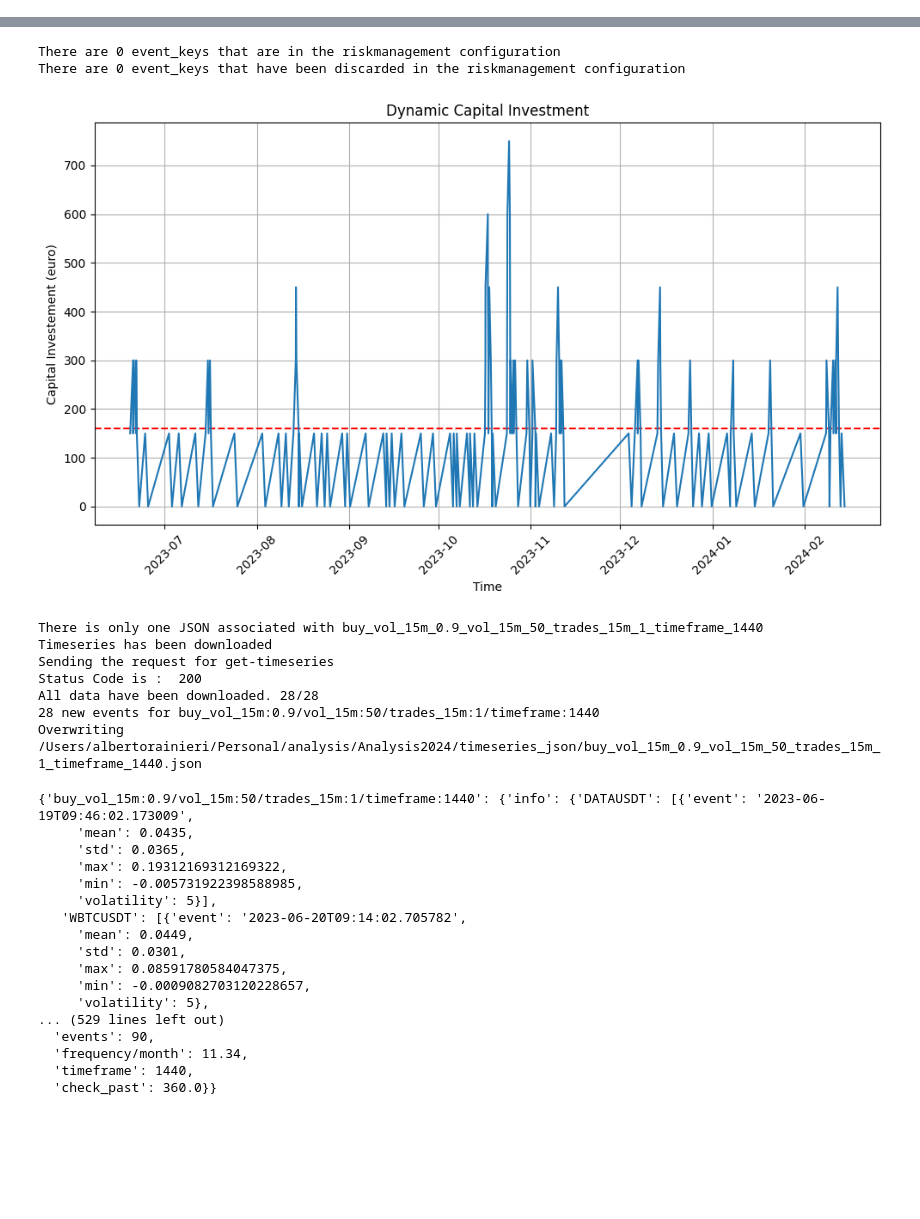
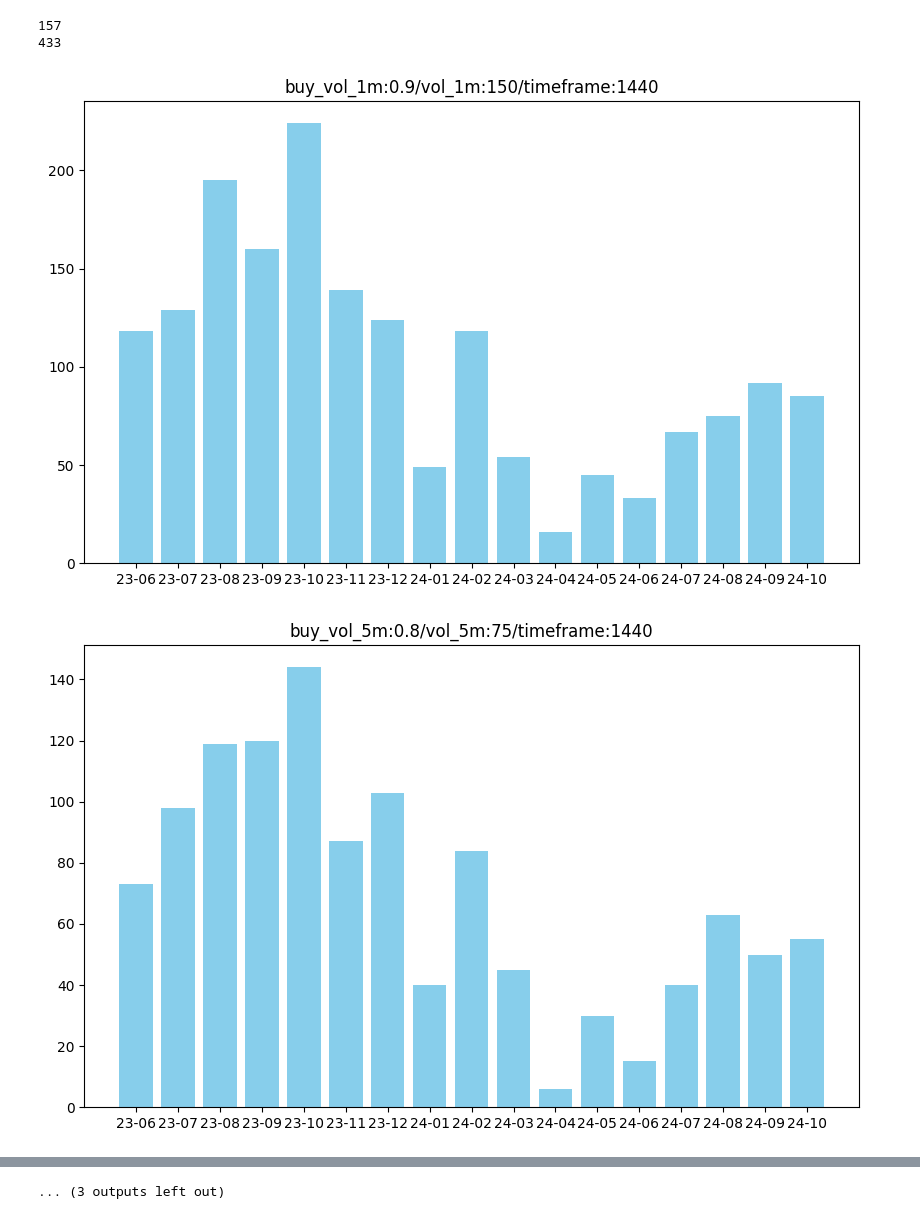
Before and after one commit to albertoRainieri/Crypto_Trading_System, a Jupyter notebook: analysis/Analysis2024/Analysis_2.ipynb, the cells around one changed output, grey strips where cells are left out. Cells and saved outputs as stored; diff of their text form; code cells hidden in the pictures; blank space fills up the shorter version.

```diff
--- a/analysis/Analysis2024/Analysis_2.ipynb
+++ b/analysis/Analysis2024/Analysis_2.ipynb
@@ -149,0 +99,37 @@ median min: -0.011339863179774732
+# %%
+i=0
+print(len(list(complete_info['buy_vol_30m:0.8/vol_30m:5/timeframe:1440/lvl:150']['info'].keys())))
+for coin in	complete_info['buy_vol_30m:0.8/vol_30m:5/timeframe:1440/lvl:150']['info']:
+    i+=len(complete_info['buy_vol_30m:0.8/vol_30m:5/timeframe:1440/lvl:150']['info'][coin])
+print(i)
+# %% [output]
+157
+433
+# %%
+import matplotlib.pyplot as plt
+complete_info['buy_vol_15m:0.8/vol_15m:3/timeframe:1440/lvl:50']['info']['SANDUSDT'][0]
+
+summary = {}
+for event_key in complete_info:
+    summary[event_key] = {}
+    for coin in complete_info[event_key]['info']:
+        for event in complete_info[event_key]['info'][coin]:
+            year_month_datetime = datetime.fromisoformat(event['event'])
+            year_month = f"{year_month_datetime.year}-{year_month_datetime.month:02d}"
+            year_month = year_month[2:]
+            if year_month not in summary[event_key]:
+                summary[event_key][year_month] = 1
+            else:
+                summary[event_key][year_month] += 1
+
+
+for event_key in summary:
+    sorted_data = dict(sorted(summary[event_key].items()))
+    months = list(sorted_data.keys())
+    values = list(sorted_data.values())
+    plt.figure(figsize=(10, 6))
+    plt.bar(months, values, color='skyblue')
+    plt.title(event_key)
+# %% [output]
+[figure, added]
+[figure, added]
@@ -149,0 +146 @@ median min: -0.011339863179774732
+... (3 outputs left out)
@@ -150,22 +163,10 @@ median min: -0.011339863179774732
 # %%
 from Analysis2023.Functions import check_investment_amount
-check_investment_amount(info, output, investment_amount=150)
+check_investment_amount(complete_info, output, investment_amount=150)
-# %% [output]
-There are 0 event_keys that are in the riskmanagement configuration
-There are 0 event_keys that have been discarded in the riskmanagement configuration
-[figure, removed]
 # %%
-key='buy_vol_15m:0.9/vol_15m:50/trades_15m:1/timeframe:1440'
+key='buy_vol_5m:0.9/vol_5m:20/trades_5m:0.1/timeframe:1440'
 from Functions import getTimeseries
-response = getTimeseries(info, key, check_past=1440, look_for_newdata=True, plot=False)
+response = getTimeseries(complete_info, key, check_past=1440, look_for_newdata=True, plot=False)
-# %% [output]
-There is only one JSON associated with buy_vol_15m_0.9_vol_15m_50_trades_15m_1_timeframe_1440
-Timeseries has been downloaded
-Sending the request for get-timeseries
-Status Code is :  200
-All data have been downloaded. 28/28
-28 new events for buy_vol_15m:0.9/vol_15m:50/trades_15m:1/timeframe:1440
-Overwriting /Users/albertorainieri/Personal/analysis/Analysis2024/timeseries_json/buy_vol_15m_0.9_vol_15m_50_trades_15m_1_timeframe_1440.json
 # %%
 from Analysis2023.Functions import infoTimeseries
 #key = 'buy_vol_5m:0.65/vol_24h:8/timeframe:4320/vlty:1'
@@ -173,24 +174,4 @@ timeseries_info = infoTimeseries(info, key)
 timeseries_info
-# %%
-info
-# %% [output]
-{'buy_vol_15m:0.9/vol_15m:50/trades_15m:1/timeframe:1440': {'info': {'DATAUSDT': [{'event': '2023-06-19T09:46:02.173009',
-     'mean': 0.0435,
-     'std': 0.0365,
-     'max': 0.19312169312169322,
-     'min': -0.005731922398588985,
-     'volatility': 5}],
-   'WBTCUSDT': [{'event': '2023-06-20T09:14:02.705782',
-     'mean': 0.0449,
-     'std': 0.0301,
-     'max': 0.08591780584047375,
-     'min': -0.0009082703120228657,
-     'volatility': 5},
-... (529 lines left out)
-  'events': 90,
-  'frequency/month': 11.34,
-  'timeframe': 1440,
-  'check_past': 360.0}}
 # %%
 # ANALYZE THE RISKMANAGEMENT OF ALL KEYS FROM INFO
 import sys
```
Also changed, not shown: parts of 9 cells of this notebook, 7 other files.
